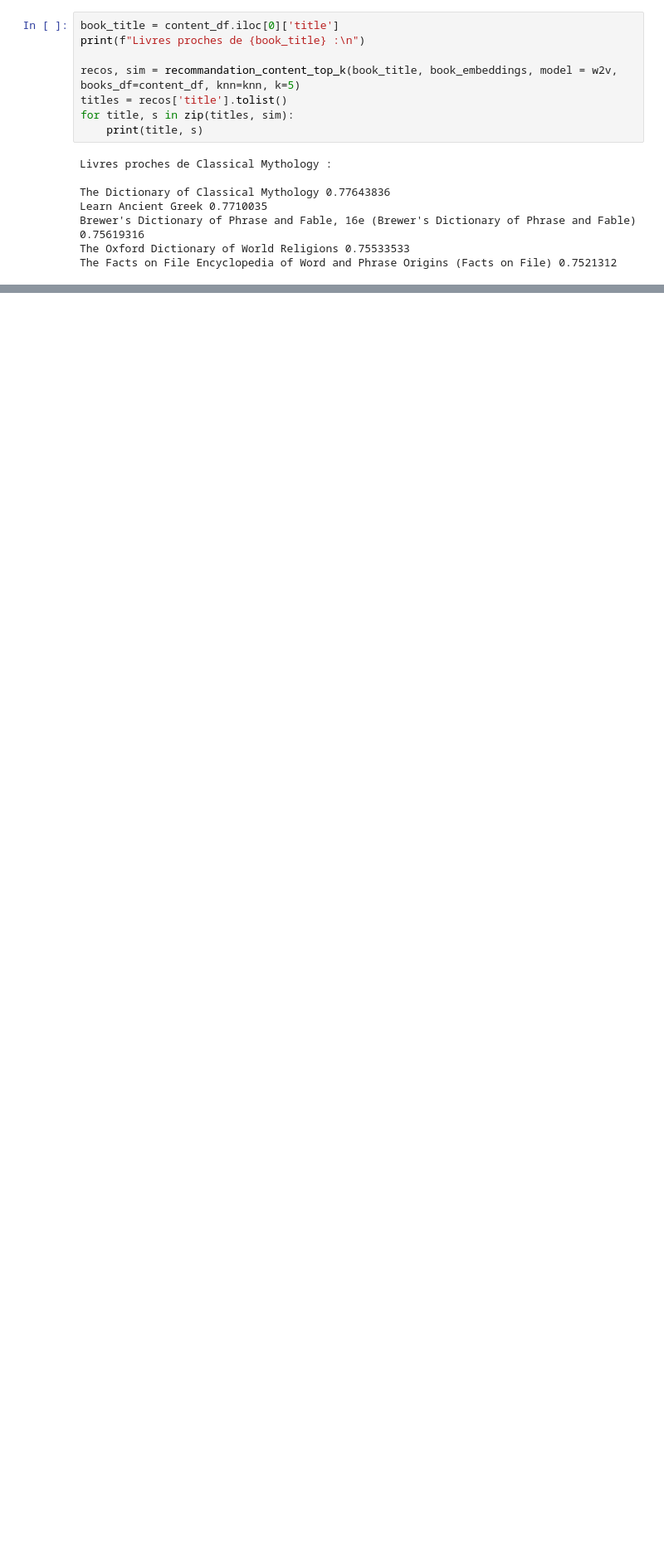
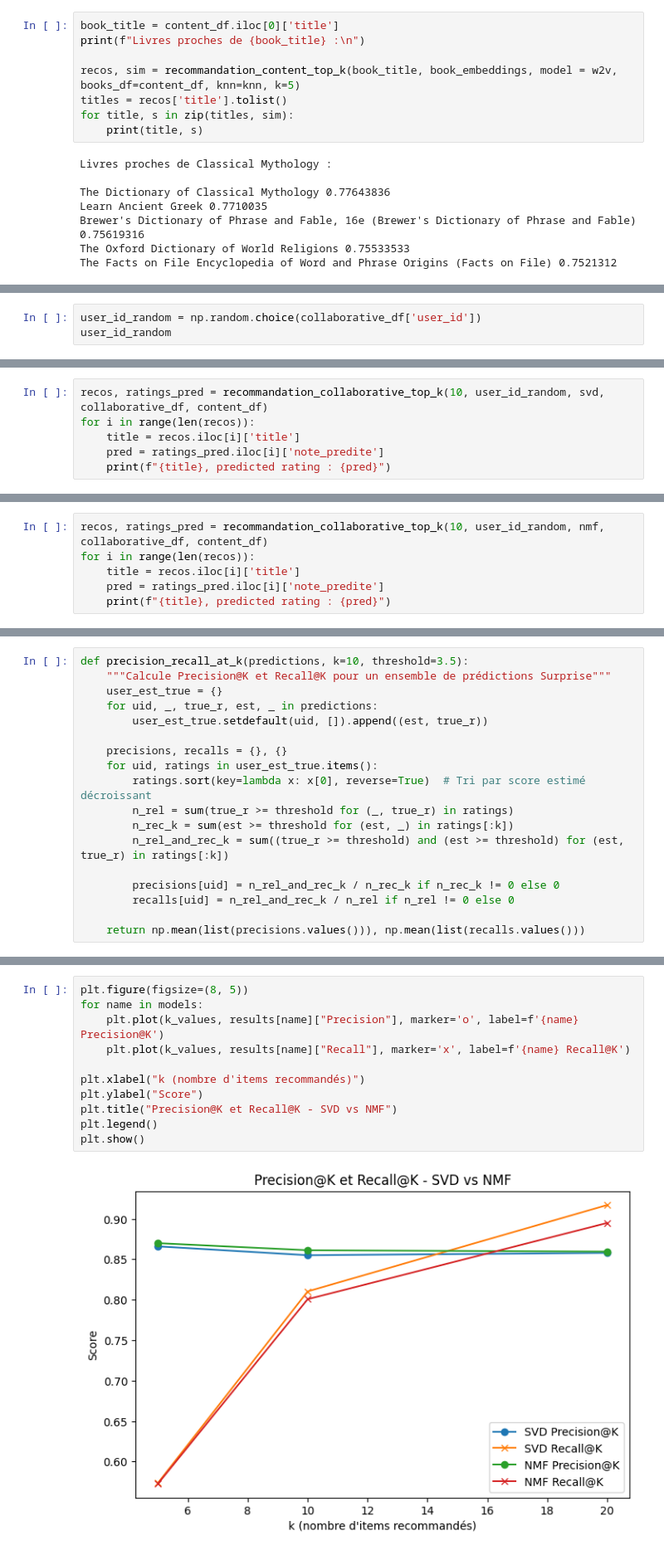
Before and after one commit to redyddm/projet_ter, a Jupyter notebook: reco_books/notebooks/notebook.ipynb, the cells around one changed output, grey strips where cells are left out. Shown at 83% size. Cells and saved outputs as stored; diff of their text form; blank space fills up the shorter version.

```diff
--- a/reco_books/notebooks/notebook.ipynb
+++ b/reco_books/notebooks/notebook.ipynb
@@ -1371,0 +1982,3 @@ The Facts on File Encyclopedia of Word and Phrase Origins (Facts on File) 0.7521
+# %%
+user_id_random = np.random.choice(collaborative_df['user_id'])
+user_id_random
@@ -1371,0 +1987,6 @@ The Facts on File Encyclopedia of Word and Phrase Origins (Facts on File) 0.7521
+# %%
+recos, ratings_pred = recommandation_collaborative_top_k(10, user_id_random, svd, collaborative_df, content_df)
+for i in range(len(recos)):
+    title = recos.iloc[i]['title']
+    pred = ratings_pred.iloc[i]['note_predite']
+    print(f"{title}, predicted rating : {pred}")
@@ -1371,0 +2004,6 @@ The Facts on File Encyclopedia of Word and Phrase Origins (Facts on File) 0.7521
+# %%
+recos, ratings_pred = recommandation_collaborative_top_k(10, user_id_random, nmf, collaborative_df, content_df)
+for i in range(len(recos)):
+    title = recos.iloc[i]['title']
+    pred = ratings_pred.iloc[i]['note_predite']
+    print(f"{title}, predicted rating : {pred}")
@@ -1371,0 +2023,18 @@ The Facts on File Encyclopedia of Word and Phrase Origins (Facts on File) 0.7521
+# %%
+def precision_recall_at_k(predictions, k=10, threshold=3.5):
+    """Calcule Precision@K et Recall@K pour un ensemble de prédictions Surprise"""
+    user_est_true = {}
+    for uid, _, true_r, est, _ in predictions:
+        user_est_true.setdefault(uid, []).append((est, true_r))
+
+    precisions, recalls = {}, {}
+    for uid, ratings in user_est_true.items():
+        ratings.sort(key=lambda x: x[0], reverse=True)  # Tri par score estimé décroissant
+        n_rel = sum(true_r >= threshold for (_, true_r) in ratings)
+        n_rec_k = sum(est >= threshold for (est, _) in ratings[:k])
+        n_rel_and_rec_k = sum((true_r >= threshold) and (est >= threshold) for (est, true_r) in ratings[:k])
+
+        precisions[uid] = n_rel_and_rec_k / n_rec_k if n_rec_k != 0 else 0
+        recalls[uid] = n_rel_and_rec_k / n_rel if n_rel != 0 else 0
+
+    return np.mean(list(precisions.values())), np.mean(list(recalls.values()))
@@ -1371,0 +2107,13 @@ The Facts on File Encyclopedia of Word and Phrase Origins (Facts on File) 0.7521
+# %%
+plt.figure(figsize=(8, 5))
+for name in models:
+    plt.plot(k_values, results[name]["Precision"], marker='o', label=f'{name} Precision@K')
+    plt.plot(k_values, results[name]["Recall"], marker='x', label=f'{name} Recall@K')
+
+plt.xlabel("k (nombre d'items recommandés)")
+plt.ylabel("Score")
+plt.title("Precision@K et Recall@K - SVD vs NMF")
+plt.legend()
+plt.show()
+# %% [output]
+[figure, added]
```
Also changed, not shown: parts of 111 cells of this notebook, 2 other files.
